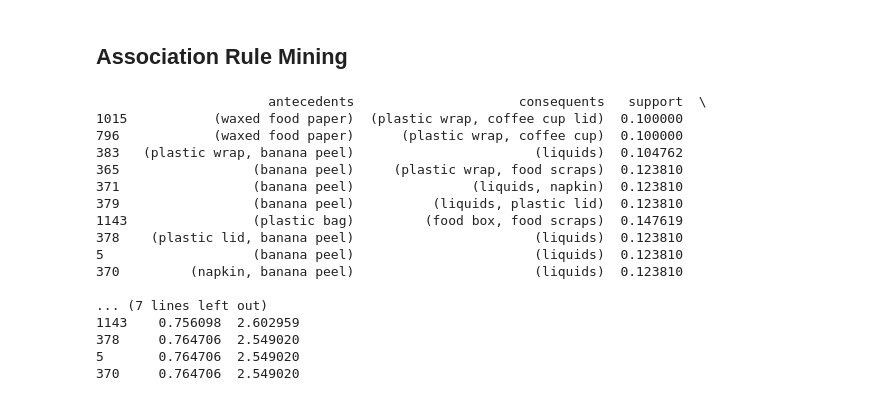
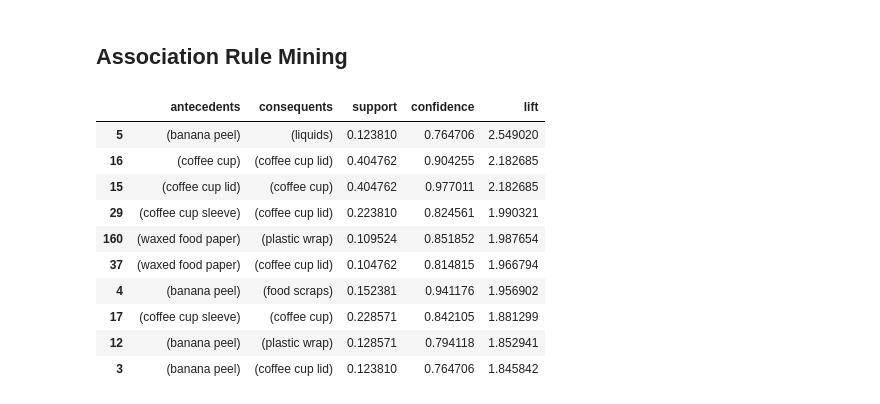
Before and after one commit to bps78/Oscar-Research-Project, a Jupyter notebook: oscar_project.ipynb, the cells around one changed output. Saved outputs shown, nothing was run; the diff lists cells and outputs as text; code cells hidden in the pictures.

Commit message:
Finished Association Rule Segment

```diff
--- a/oscar_project.ipynb
+++ b/oscar_project.ipynb
@@ -572,51 +594,45 @@ disposals['Transaction'] = (
 )
 
 
 # Step 2: Create a basket matrix (transactions × items)
 basket = (
    disposals
    .groupby(['Transaction', 'Item'])['Disposals']
    .sum()
    .unstack()
    .fillna(0)
 )
 
 
 # Step 3: Binarize the data (presence = 1, absence = 0)
-basket = basket.applymap(lambda x: 1 if x > 0 else 0)
+basket = (basket > 0).astype(bool)
 
 
 basket = basket.loc[:, basket.sum() >= 5]
 
 
 
 
-frequent_itemsets = apriori(basket, min_support=0.1, max_len=3, use_colnames=True)
+frequent_itemsets = apriori(basket, min_support=0.1, max_len=2, use_colnames=True)
 
 
 # Step 5: Generate association rules
 rules = association_rules(frequent_itemsets, metric='confidence', min_threshold=0.75)
 
 
 # Display top rules
-print(rules[['antecedents', 'consequents', 'support', 'confidence', 'lift']].sort_values(by='lift', ascending=False).head(10))
+display(rules[['antecedents', 'consequents', 'support', 'confidence', 'lift']].sort_values(by='lift', ascending=False).head(10))
 rules[['antecedents', 'consequents', 'support', 'confidence', 'lift']].sort_values(by='lift', ascending=False).to_csv('rules.csv', index=False)
 # %% [output]
-                      antecedents                     consequents   support  \
-1015           (waxed food paper)  (plastic wrap, coffee cup lid)  0.100000
-796            (waxed food paper)      (plastic wrap, coffee cup)  0.100000
-383   (plastic wrap, banana peel)                       (liquids)  0.104762
-365                 (banana peel)     (plastic wrap, food scraps)  0.123810
-371                 (banana peel)               (liquids, napkin)  0.123810
-379                 (banana peel)          (liquids, plastic lid)  0.123810
-1143                (plastic bag)         (food box, food scraps)  0.147619
-378    (plastic lid, banana peel)                       (liquids)  0.123810
-5                   (banana peel)                       (liquids)  0.123810
-370         (napkin, banana peel)                       (liquids)  0.123810
-
-... (7 lines left out)
-1143    0.756098  2.602959
-378     0.764706  2.549020
-5       0.764706  2.549020
-370     0.764706  2.549020
+|  | antecedents | consequents | support | confidence | lift |
+| 5 | (banana peel) | (liquids) | 0.123810 | 0.764706 | 2.549020 |
+| 16 | (coffee cup) | (coffee cup lid) | 0.404762 | 0.904255 | 2.182685 |
+| 15 | (coffee cup lid) | (coffee cup) | 0.404762 | 0.977011 | 2.182685 |
+| 29 | (coffee cup sleeve) | (coffee cup lid) | 0.223810 | 0.824561 | 1.990321 |
+| 160 | (waxed food paper) | (plastic wrap) | 0.109524 | 0.851852 | 1.987654 |
+| 37 | (waxed food paper) | (coffee cup lid) | 0.104762 | 0.814815 | 1.966794 |
+| 4 | (banana peel) | (food scraps) | 0.152381 | 0.941176 | 1.956902 |
+| 17 | (coffee cup sleeve) | (coffee cup) | 0.228571 | 0.842105 | 1.881299 |
+| 12 | (banana peel) | (plastic wrap) | 0.128571 | 0.794118 | 1.852941 |
+| 3 | (banana peel) | (coffee cup lid) | 0.123810 | 0.764706 | 1.845842 |
 # %%
```
Also changed, not shown: parts of 23 cells of this notebook, 1 other file.
